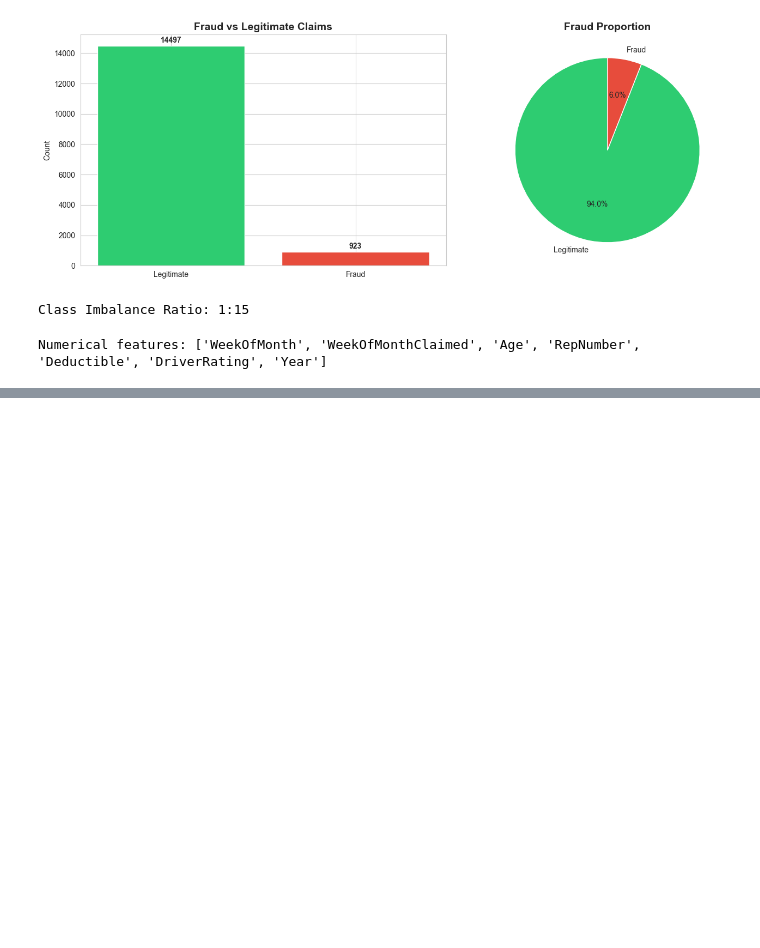
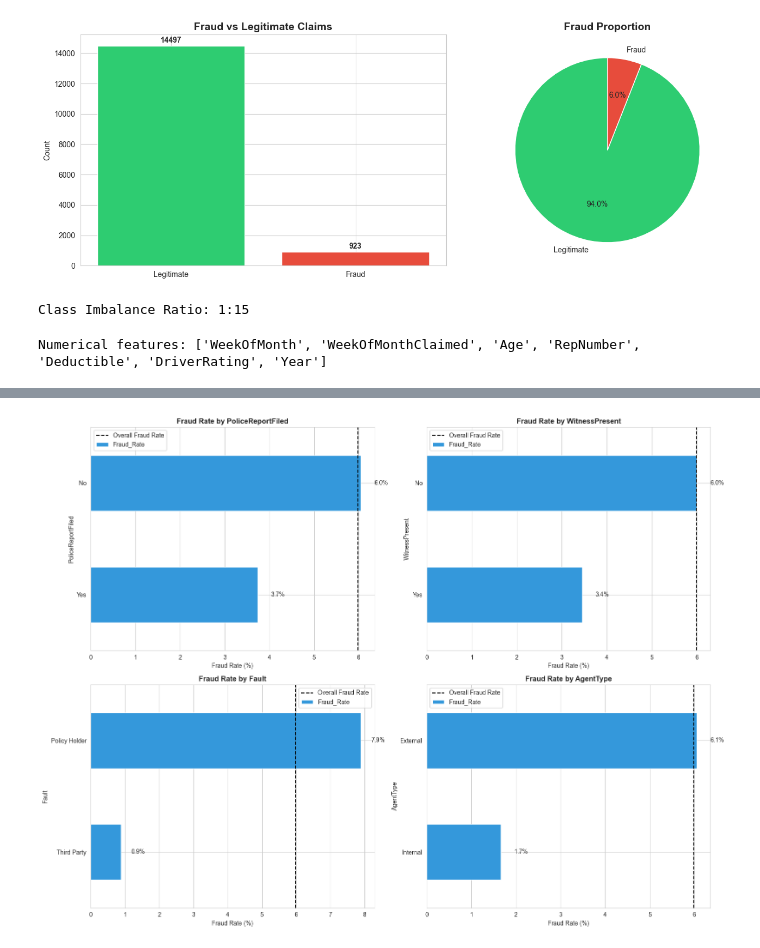
Before and after one commit to Kennedy178/insurance-fraud-detection-system, a Jupyter notebook: notebooks/02_comprehensive_eda.ipynb, the cells around one changed output, grey strips where cells are left out. Drawn from its saved outputs; the diff is of its cells as text; code cells hidden in the pictures; blank space fills up the shorter version.

```diff
--- a/notebooks/02_comprehensive_eda.ipynb
+++ b/notebooks/02_comprehensive_eda.ipynb
@@ -69,0 +129,16 @@ Numerical features: ['WeekOfMonth', 'WeekOfMonthClaimed', 'Age', 'RepNumber', 'D
+# %%
+# 8: Fraud rate by categorical features
+print("=== FRAUD RATE BY CATEGORICAL FEATURES ===\n")
+
+fraud_rates = {}
+for col in key_categoricals:
+    fraud_rate = df.groupby(col)['FraudFound_P'].agg(['sum', 'count', 'mean'])
+    fraud_rate.columns = ['Fraud_Count', 'Total_Count', 'Fraud_Rate']
+    fraud_rate['Fraud_Rate'] = fraud_rate['Fraud_Rate'] * 100
+    fraud_rate = fraud_rate.sort_values('Fraud_Rate', ascending=False)
+
+    print(f"\n{col}:")
+    print(fraud_rate)
+    print("-" * 60)
+
+    fraud_rates[col] = fraud_rate
@@ -69,0 +163,28 @@ Numerical features: ['WeekOfMonth', 'WeekOfMonthClaimed', 'Age', 'RepNumber', 'D
+# %%
+# 9: Visualize fraud rates for key features
+fig, axes = plt.subplots(2, 2, figsize=(16, 12))
+axes = axes.flatten()
+
+features_to_plot = ['PoliceReportFiled', 'WitnessPresent', 'Fault', 'AgentType']
+
+for idx, col in enumerate(features_to_plot):
+    data = fraud_rates[col]['Fraud_Rate'].sort_values(ascending=True)
+
+    colors = ['#e74c3c' if x > 10 else '#3498db' for x in data.values]
+
+    data.plot(kind='barh', ax=axes[idx], color=colors)
+    axes[idx].set_title(f'Fraud Rate by {col}', fontsize=12, fontweight='bold')
+    axes[idx].set_xlabel('Fraud Rate (%)')
+    axes[idx].axvline(x=df['FraudFound_P'].mean()*100, color='black',
+                      linestyle='--', label='Overall Fraud Rate')
+    axes[idx].legend()
+
+    # Add percentage labels
+    for i, v in enumerate(data.values):
+        axes[idx].text(v + 0.3, i, f'{v:.1f}%', va='center')
+
+plt.tight_layout()
+plt.savefig('../data/processed/fraud_rates_categorical.png', dpi=300, bbox_inches='tight')
+plt.show()
+# %% [output]
+[figure, added]
```
Also changed, not shown: parts of 4 cells of this notebook.
